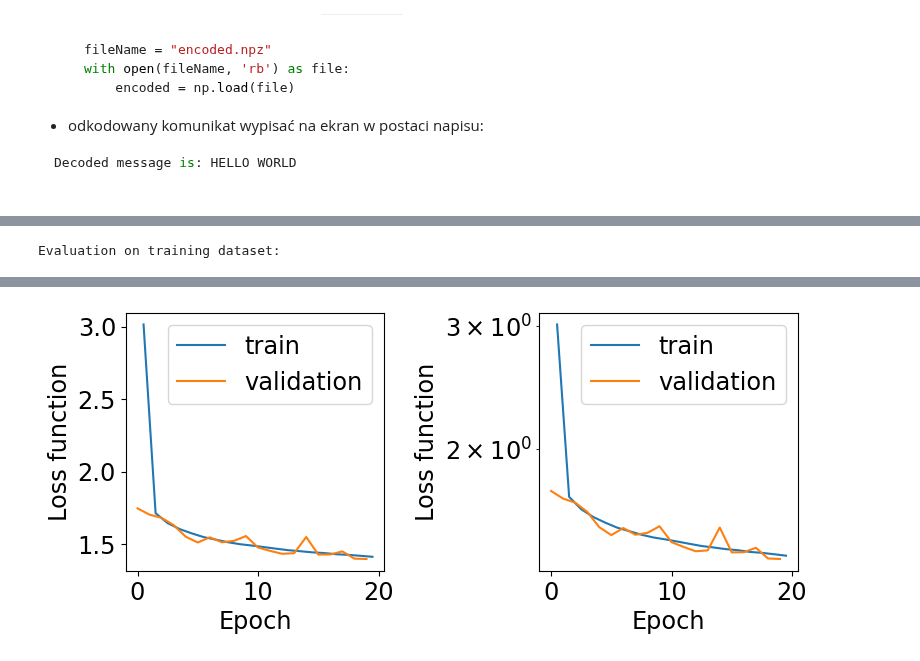
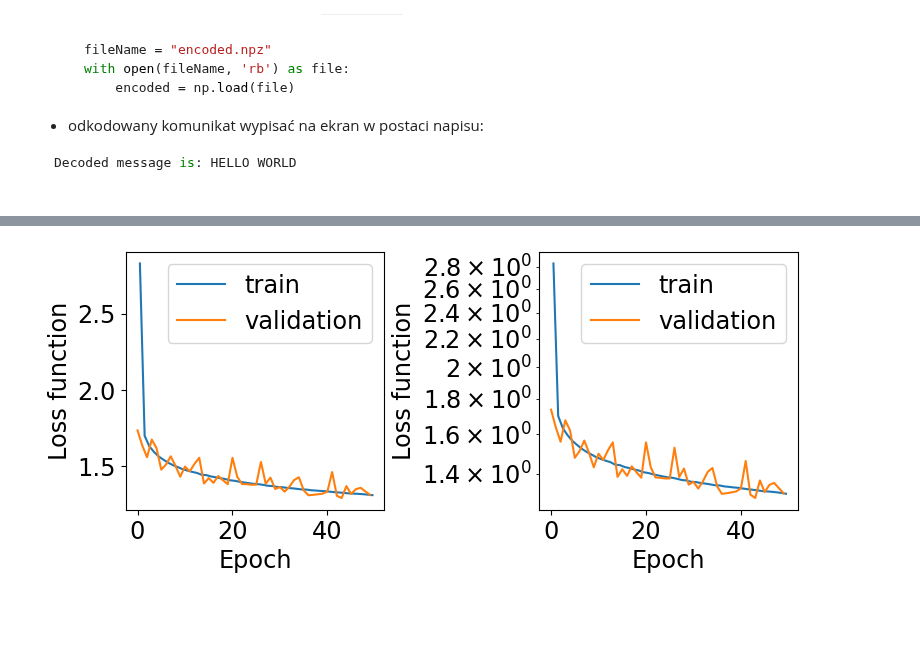
Before and after one commit to akalinow/UczenieMaszynoweII, a Jupyter notebook: PL/05_Sieci_w_pelni_polaczone_2.ipynb, the cells around one changed output, grey strips where cells are left out. Drawn from its saved outputs; the diff is of its cells as text; code cells hidden in the pictures; blank space fills up the shorter version.

```diff
--- a/PL/05_Sieci_w_pelni_polaczone_2.ipynb
+++ b/PL/05_Sieci_w_pelni_polaczone_2.ipynb
@@ -695,7 +705,7 @@ model = emnist_fcn.getModel(inputShape=inputShape, nOutputNeurons=nOutputNeurons
 #configure learning process
 initial_learning_rate = 1E-3
 batchSize = 64
-nEpochs = 20
+nEpochs = 50
 
 nStepsPerEpoch = len(x_train)/batchSize
 lr_schedule = tf.keras.optimizers.schedules.ExponentialDecay(initial_learning_rate,
@@ -708,8 +718,11 @@ model.compile(optimizer=tf.keras.optimizers.Adam(learning_rate=lr_schedule),
               metrics=['accuracy'])
 
 #run training
-early_stop_callback = tf.keras.callbacks.EarlyStopping(monitor='loss', patience=5, verbose=1)
+early_stop_callback = tf.keras.callbacks.EarlyStopping(monitor='val_accuracy', mode='max',
+                                                       start_from_epoch=15,
+                                                       patience=5, verbose=1)
 callbacks = [early_stop_callback]
+callbacks = []
 
 history = model.fit(x=x_train, y=y_train,
                     epochs=nEpochs,
@@ -734 +746,0 @@ ptxas warning : Registers are spilled to local memory in function 'input_add_red
-Evaluation on training dataset:
@@ -741,4 +747,4 @@ Wall time: 4min 53s
-[figure, old version]
+[figure, new version]
 # %%
 #evaluation
 #BEGIN_SOLUTION
```
Also changed, not shown: parts of 15 cells of this notebook, 2 other files.
